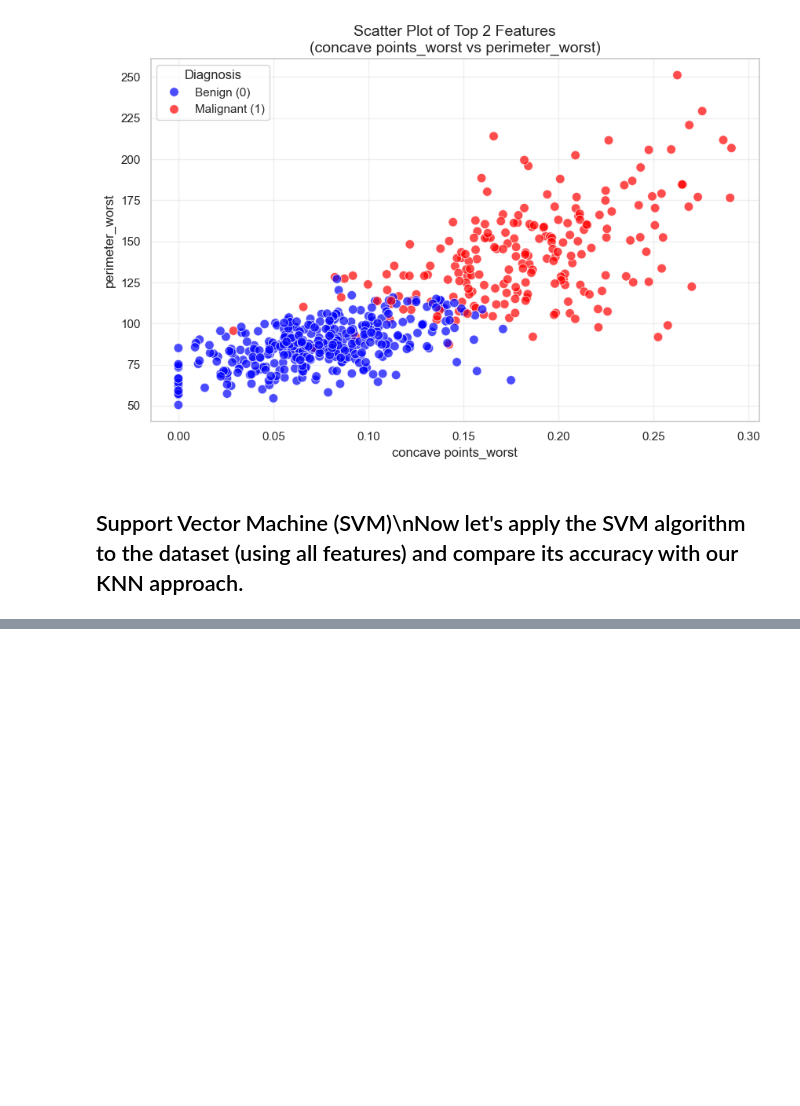
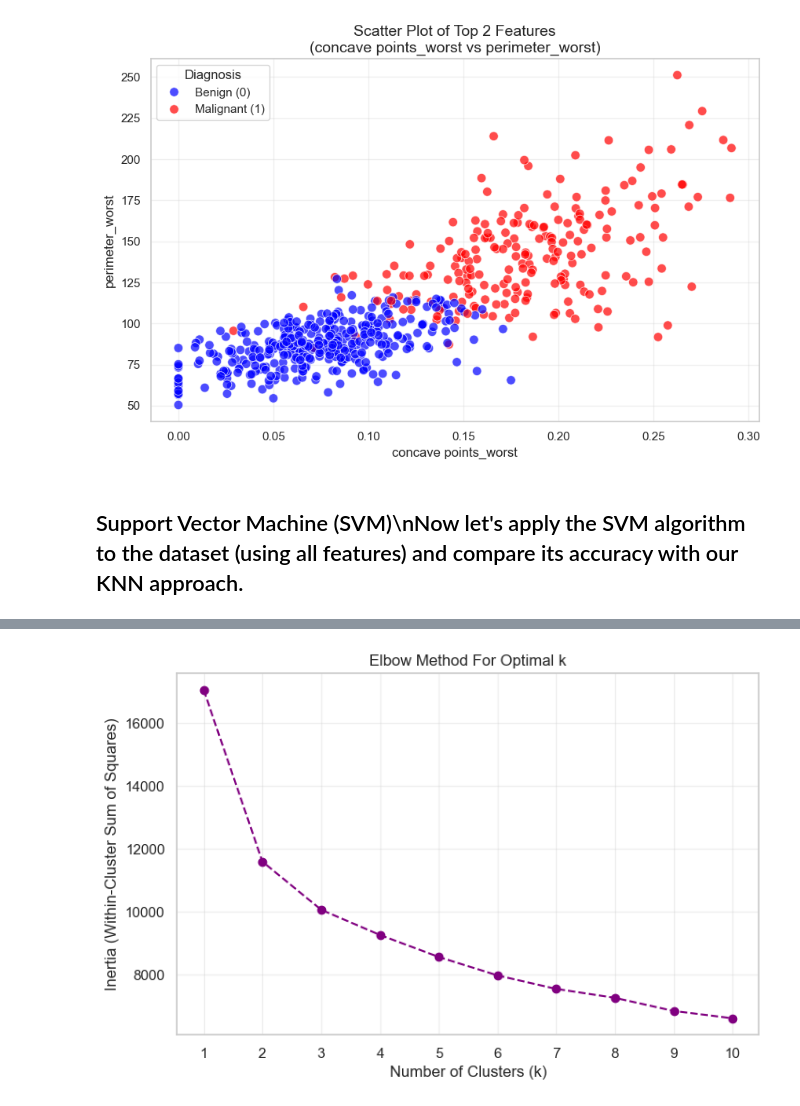
Before and after one commit to EshanDasarwarProdapt/The_Python_Begins, a Jupyter notebook: Data_Engineering/ML/Cancer_Prediction.ipynb, the cells around one changed output, grey strips where cells are left out. Drawn from its saved outputs; the diff is of its cells as text; code cells hidden in the pictures; blank space fills up the shorter version.

Commit message:
Add K-Means clustering approach to Cancer Prediction notebook

```diff
--- a/Data_Engineering/ML/Cancer_Prediction.ipynb
+++ b/Data_Engineering/ML/Cancer_Prediction.ipynb
@@ -357,0 +360,31 @@ weighted avg       0.93      0.92      0.92       114
+# %%
+# ==========================================
+# K-Means Clustering (Unsupervised Learning)
+# ==========================================
+from sklearn.cluster import KMeans
+from sklearn.preprocessing import StandardScaler
+
+# K-Means is highly sensitive to the scale of the data, so we MUST scale it first!
+scaler = StandardScaler()
+X_scaled = scaler.fit_transform(X_all)
+
+# Multiple Iterations (The Elbow Method) to find the optimal number of clusters (k)
+inertia = []
+k_values = range(1, 11)
+
+for k in k_values:
+    kmeans = KMeans(n_clusters=k, random_state=42, n_init=10)
+    kmeans.fit(X_scaled)
+    inertia.append(kmeans.inertia_)
+
+# Plot the Elbow Curve
+plt.figure(figsize=(8, 5))
+plt.plot(k_values, inertia, marker='o', linestyle='--', color='purple')
+plt.title('Elbow Method For Optimal k')
+plt.xlabel('Number of Clusters (k)')
+plt.ylabel('Inertia (Within-Cluster Sum of Squares)')
+plt.xticks(k_values)
+plt.grid(True, alpha=0.3)
+plt.show()
+# %% [output]
+[figure, added]
```
Also changed, not shown: parts of 9 cells of this notebook.
